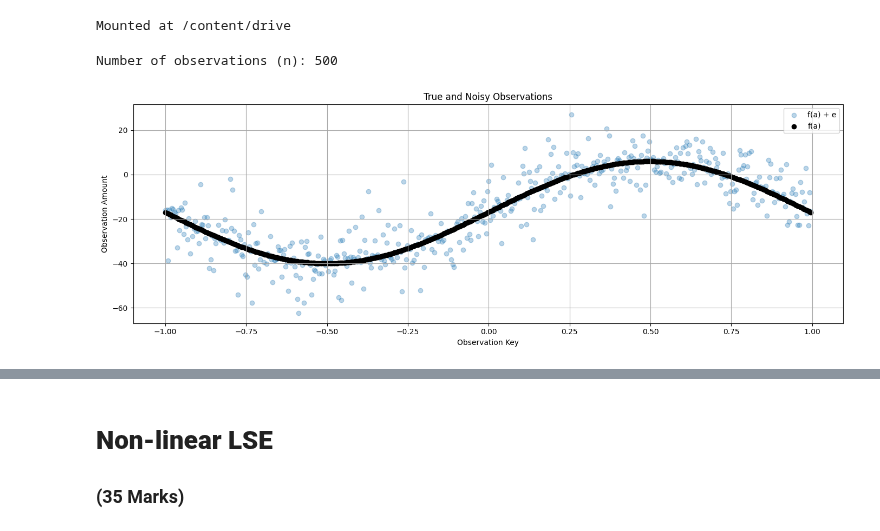
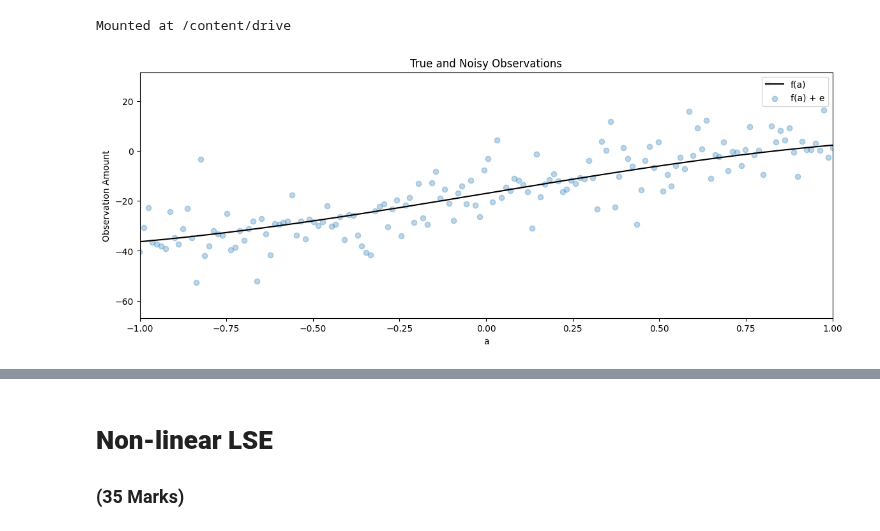
Before and after one commit to azizaahsan1/engg680_2024_fall, a Jupyter notebook: Lab_Assignment2/Assignment2.ipynb, the cells around one changed output, grey strips where cells are left out. Drawn from its saved outputs; the diff is of its cells as text; code cells hidden in the pictures.

```diff
--- a/Lab_Assignment2/Assignment2.ipynb
+++ b/Lab_Assignment2/Assignment2.ipynb
@@ -56,7 +51,7 @@ l_true = arr_data[:,2]
 # step 3
 # define the number of observation n
 # (1 mark)
-n = len(l)
+n = len(df_data)
 #print("Number of observations (n):", n)
 
 # define the observation weight matrix P for LSE as identity matrix
@@ -70,43 +65,39 @@ start = -1* np.pi
 end = np.pi
 a = np.linspace(start, end, n)
 #print(a)
-# %% [output]
-Number of observations (n): 500
 # %%
 # step 4
 # use the matplotlib to plot the true and noisy observations together in one single figure
 # use scatter for noisy observation plotting
 # for the true observation, label it as "f(a)"" and set color as 'k'
 # for the noisy observation scatter plot, label it as "f(a) + e", set color as 'tab:blue', set marker as 'o' and set alpha as 0.3
 # include proper axis labels, legend and title
 # scale the range of x-axis to be -1 to 1
 # keep this format for the rest of the plots in this lab assignment
 # (2 marks)
 
-#scale the range of x values
-
-x_values=list(range(0,n))
-for i in range(n):
-  x=2*i/n-1
-  x_values[i]=x
-
-
 #plot the figure
-
 fig, ax = plt.subplots(nrows=1, ncols=1, figsize=(14, 5))
 
-plt.scatter(x_values,l, label='f(a) + e', color='tab:blue', marker='o', alpha=0.3)
-plt.scatter(x_values,l_true, label='f(a)', color='k')
+# Plot true observations (label: "f(a)")
+ax.plot(a, l_true[:n], label="f(a)", color='k')
 
-plt.xlabel('Observation Key')
+# Scatter plot for noisy observations (label: "f(a) + e")
+ax.scatter(a, l[:n], label="f(a) + e", color='tab:blue', marker='o', alpha=0.3)
+
+# Step 4: Customize plot (axis labels, legend, title)
+plt.xlabel('a')
 plt.ylabel('Observation Amount')
 plt.title('True and Noisy Observations')
 plt.legend(loc='upper right')
 
-ax.grid(True, which='both',ls='-',color='0.65')
-fig.tight_layout()
+# Set x-axis limits to -1 to 1
+ax.set_xlim([-1, 1])
+
+# Step 5: Display the plot
+plt.show()
 # %% [output]
-[figure, old version]
+[figure, new version]
 # %%
 # step 5
 # define a curve fitting function named fit_polynomial_curve
```
Also changed, not shown: parts of 18 cells of this notebook.
